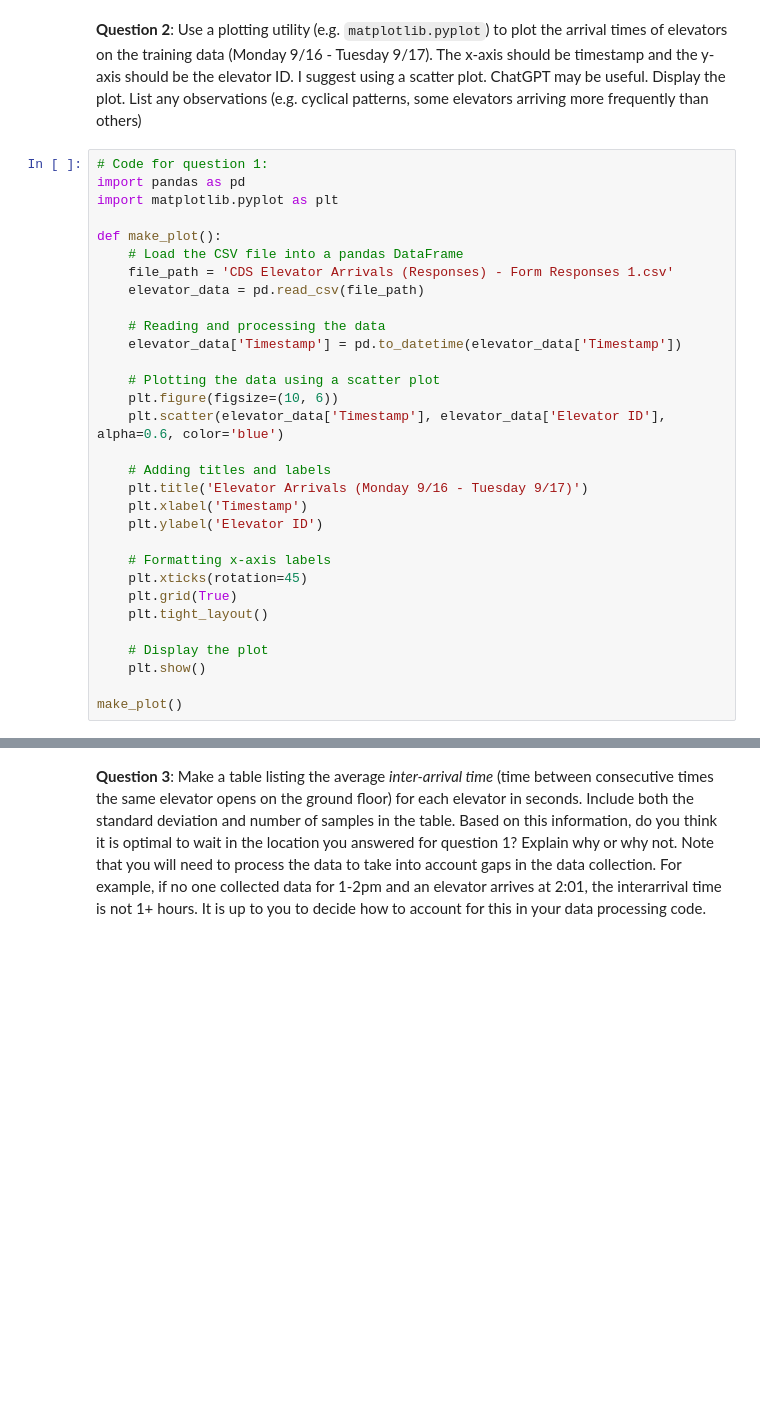
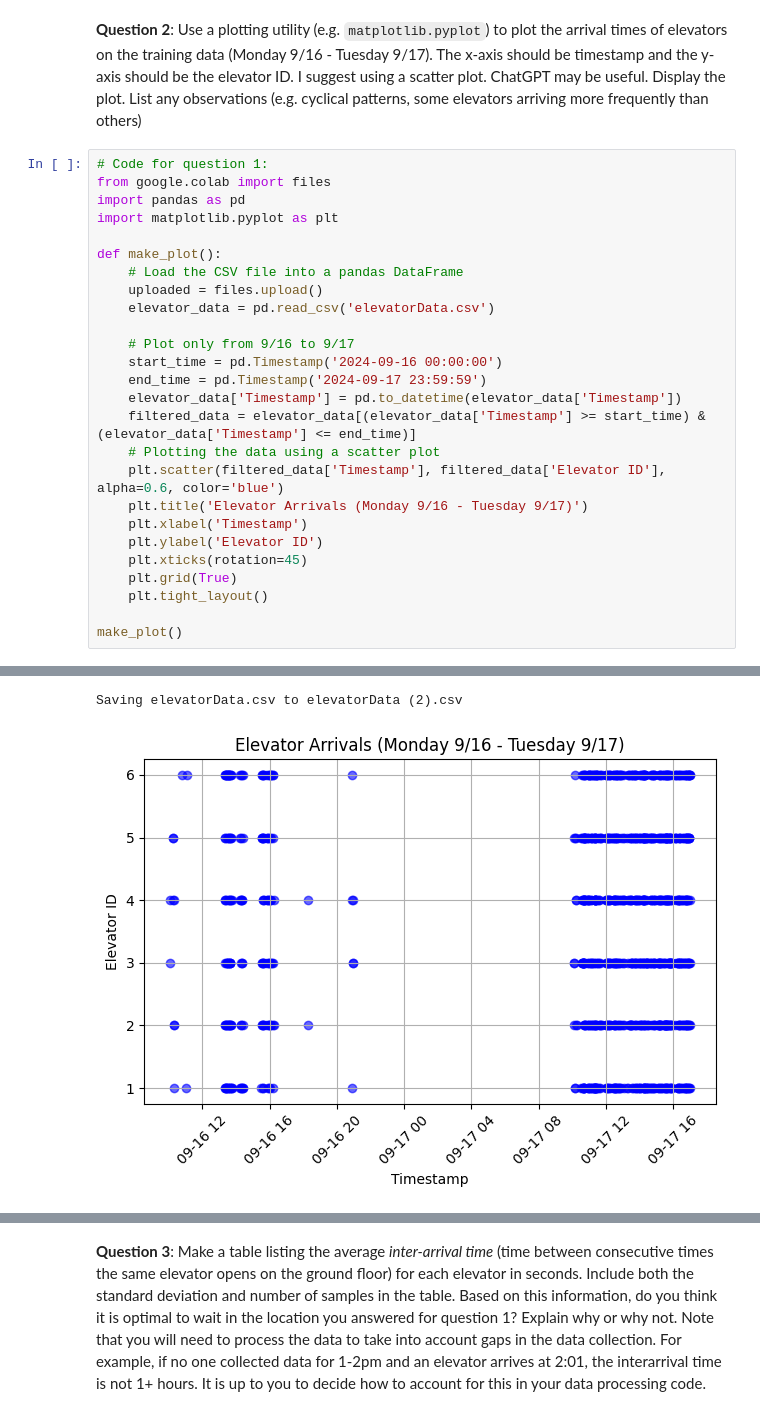
Before and after one commit to xud0218/xudd-assignment-1, a Jupyter notebook: assignment1.ipynb, the cells around one changed output, grey strips where cells are left out. Drawn from its saved outputs; the diff is of its cells as text; blank space fills up the shorter version.

```diff
--- a/assignment1.ipynb
+++ b/assignment1.ipynb
@@ -54,32 +54,28 @@ ChatGPT may be useful. Display the plot. List any observations
 (e.g. cyclical patterns, some elevators arriving more frequently than others)
 # %%
 # Code for question 1:
+from google.colab import files
 import pandas as pd
 import matplotlib.pyplot as plt
 
 def make_plot():
     # Load the CSV file into a pandas DataFrame
-    file_path = 'CDS Elevator Arrivals (Responses) - Form Responses 1.csv'
-    elevator_data = pd.read_csv(file_path)
+    uploaded = files.upload()
+    elevator_data = pd.read_csv('elevatorData.csv')
 
-    # Reading and processing the data
+    # Plot only from 9/16 to 9/17
+    start_time = pd.Timestamp('2024-09-16 00:00:00')
+    end_time = pd.Timestamp('2024-09-17 23:59:59')
     elevator_data['Timestamp'] = pd.to_datetime(elevator_data['Timestamp'])
-
+    filtered_data = elevator_data[(elevator_data['Timestamp'] >= start_time) & (elevator_data['Timestamp'] <= end_time)]
     # Plotting the data using a scatter plot
-    plt.figure(figsize=(10, 6))
-    plt.scatter(elevator_data['Timestamp'], elevator_data['Elevator ID'], alpha=0.6, color='blue')
-
-    # Adding titles and labels
+    plt.scatter(filtered_data['Timestamp'], filtered_data['Elevator ID'], alpha=0.6, color='blue')
     plt.title('Elevator Arrivals (Monday 9/16 - Tuesday 9/17)')
     plt.xlabel('Timestamp')
     plt.ylabel('Elevator ID')
-
-    # Formatting x-axis labels
     plt.xticks(rotation=45)
     plt.grid(True)
     plt.tight_layout()
 
-    # Display the plot
-    plt.show()
-
 make_plot()
+# %% [output]
@@ -86 +83,3 @@ make_plot()
+Saving elevatorData.csv to elevatorData (2).csv
+[figure, added]
 # %% [markdown]
```
Also changed, not shown: parts of 11 cells of this notebook.
